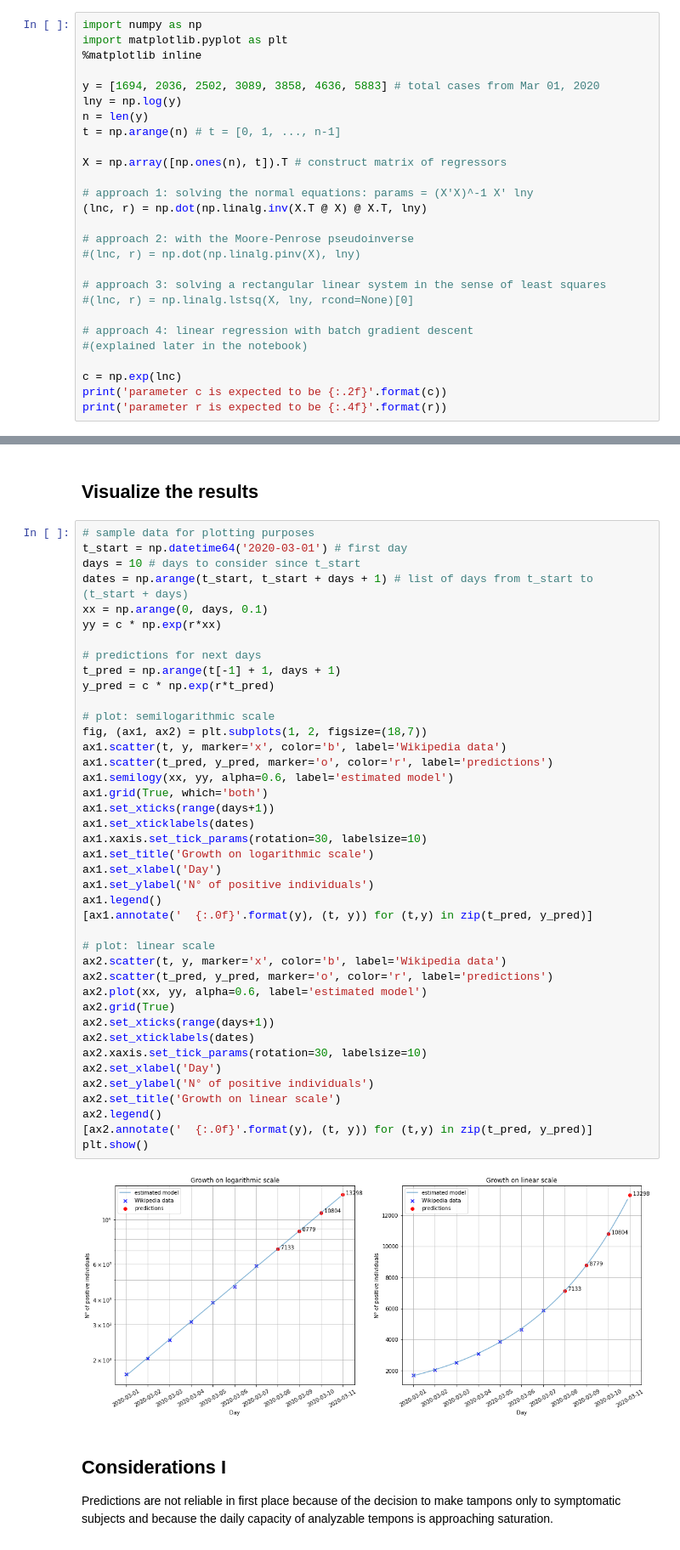
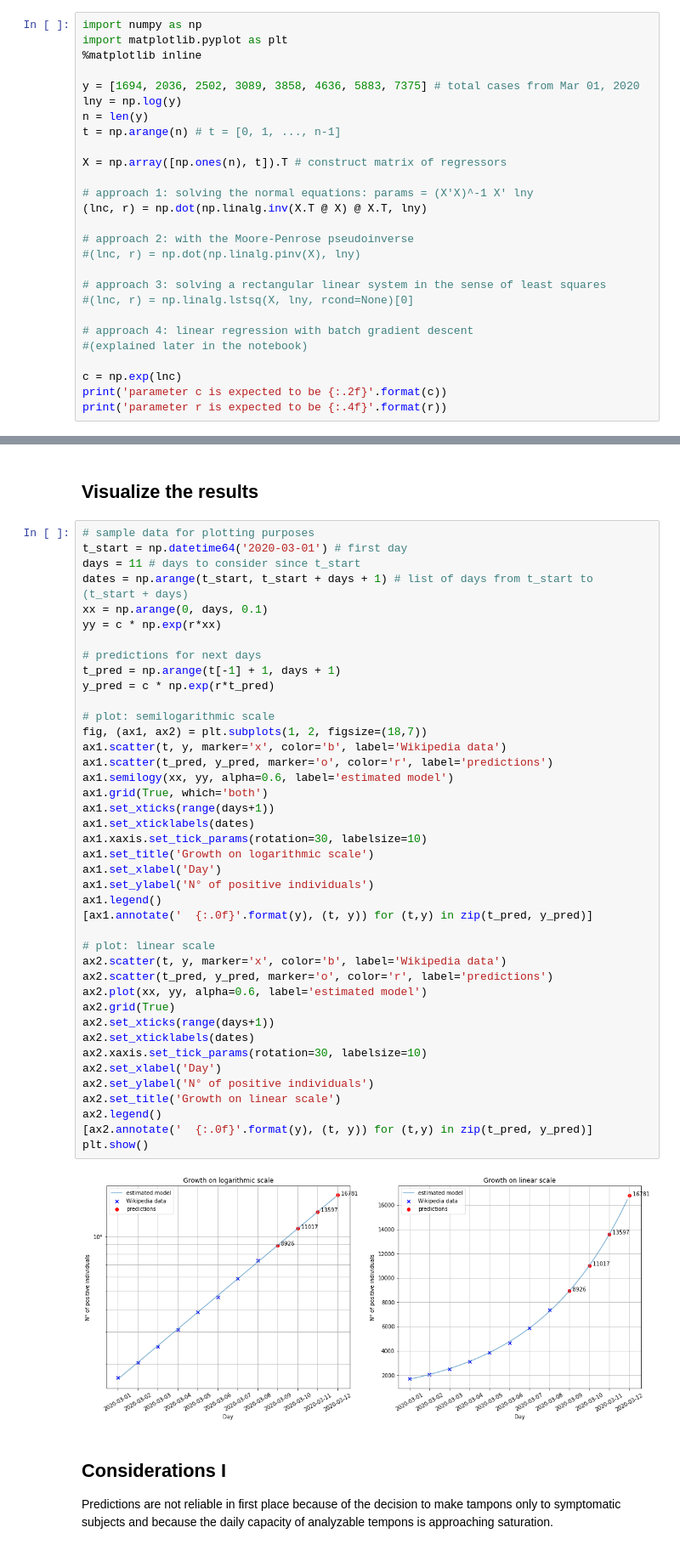
Before and after one commit to pietroventurini/predict-COVID19, a Jupyter notebook: Predicting_the_spread_of_COVID_19.ipynb, the cells around one changed output, grey strips where cells are left out. Shown: that part at 85% size. Saved outputs shown, nothing was run; the diff lists cells and outputs as text.

```diff
--- a/Predicting_the_spread_of_COVID_19.ipynb
+++ b/Predicting_the_spread_of_COVID_19.ipynb
@@ -33,7 +33,7 @@ import numpy as np
 import matplotlib.pyplot as plt
 %matplotlib inline
 
-y = [1694, 2036, 2502, 3089, 3858, 4636, 5883] # total cases from Mar 01, 2020
+y = [1694, 2036, 2502, 3089, 3858, 4636, 5883, 7375] # total cases from Mar 01, 2020
 lny = np.log(y)
 n = len(y)
 t = np.arange(n) # t = [0, 1, ..., n-1]
@@ -63,7 +63,7 @@ parameter r is expected to be 0.2076
 # %%
 # sample data for plotting purposes
 t_start = np.datetime64('2020-03-01') # first day
-days = 10 # days to consider since t_start
+days = 11 # days to consider since t_start
 dates = np.arange(t_start, t_start + days + 1) # list of days from t_start to (t_start + days)
 xx = np.arange(0, days, 0.1)
 yy = c * np.exp(r*xx)
@@ -75,34 +75,34 @@ y_pred = c * np.exp(r*t_pred)
 # plot: semilogarithmic scale
 fig, (ax1, ax2) = plt.subplots(1, 2, figsize=(18,7))
 ax1.scatter(t, y, marker='x', color='b', label='Wikipedia data')
 ax1.scatter(t_pred, y_pred, marker='o', color='r', label='predictions')
 ax1.semilogy(xx, yy, alpha=0.6, label='estimated model')
 ax1.grid(True, which='both')
 ax1.set_xticks(range(days+1))
 ax1.set_xticklabels(dates)
 ax1.xaxis.set_tick_params(rotation=30, labelsize=10)
 ax1.set_title('Growth on logarithmic scale')
 ax1.set_xlabel('Day')
 ax1.set_ylabel('N° of positive individuals')
 ax1.legend()
 [ax1.annotate('  {:.0f}'.format(y), (t, y)) for (t,y) in zip(t_pred, y_pred)]
 
 # plot: linear scale
 ax2.scatter(t, y, marker='x', color='b', label='Wikipedia data')
 ax2.scatter(t_pred, y_pred, marker='o', color='r', label='predictions')
 ax2.plot(xx, yy, alpha=0.6, label='estimated model')
 ax2.grid(True)
 ax2.set_xticks(range(days+1))
 ax2.set_xticklabels(dates)
 ax2.xaxis.set_tick_params(rotation=30, labelsize=10)
 ax2.set_xlabel('Day')
 ax2.set_ylabel('N° of positive individuals')
 ax2.set_title('Growth on linear scale')
 ax2.legend()
 [ax2.annotate('  {:.0f}'.format(y), (t, y)) for (t,y) in zip(t_pred, y_pred)]
 plt.show()
 # %% [output]
-[figure, old version]
+[figure, new version]
 # %% [markdown]
 ## Considerations I
 
```
Also changed, not shown: parts of 2 cells of this notebook.
